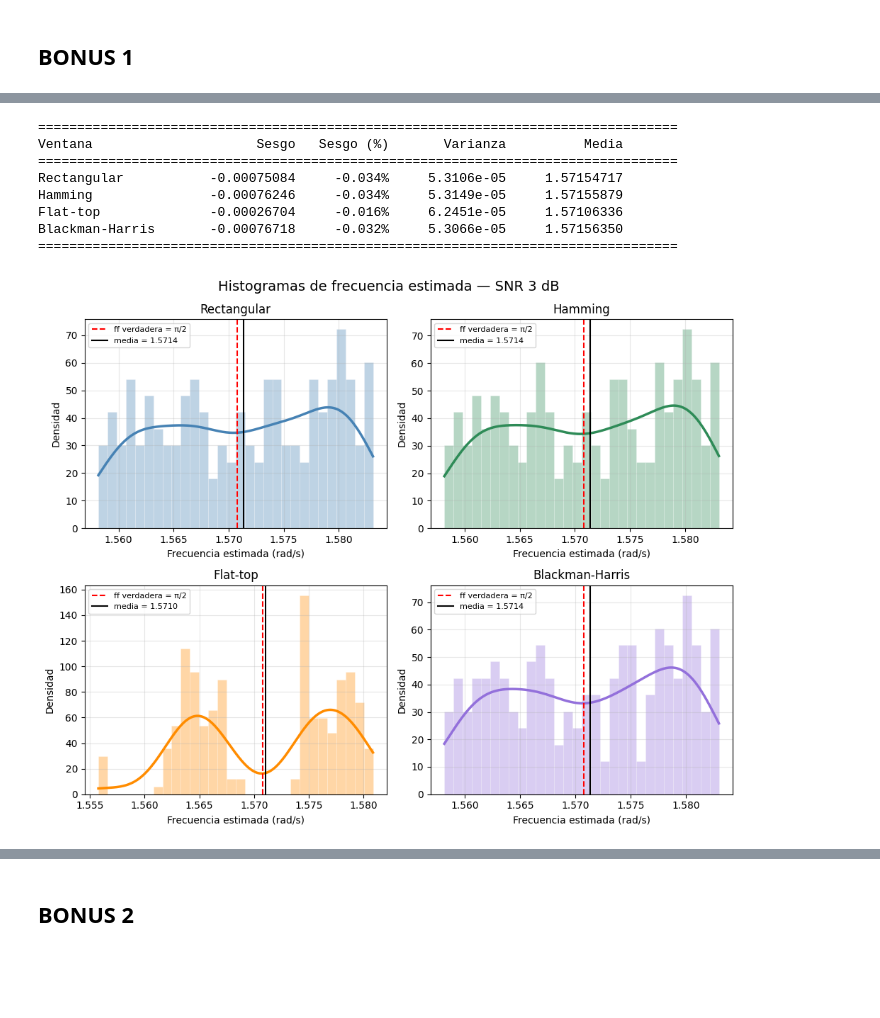
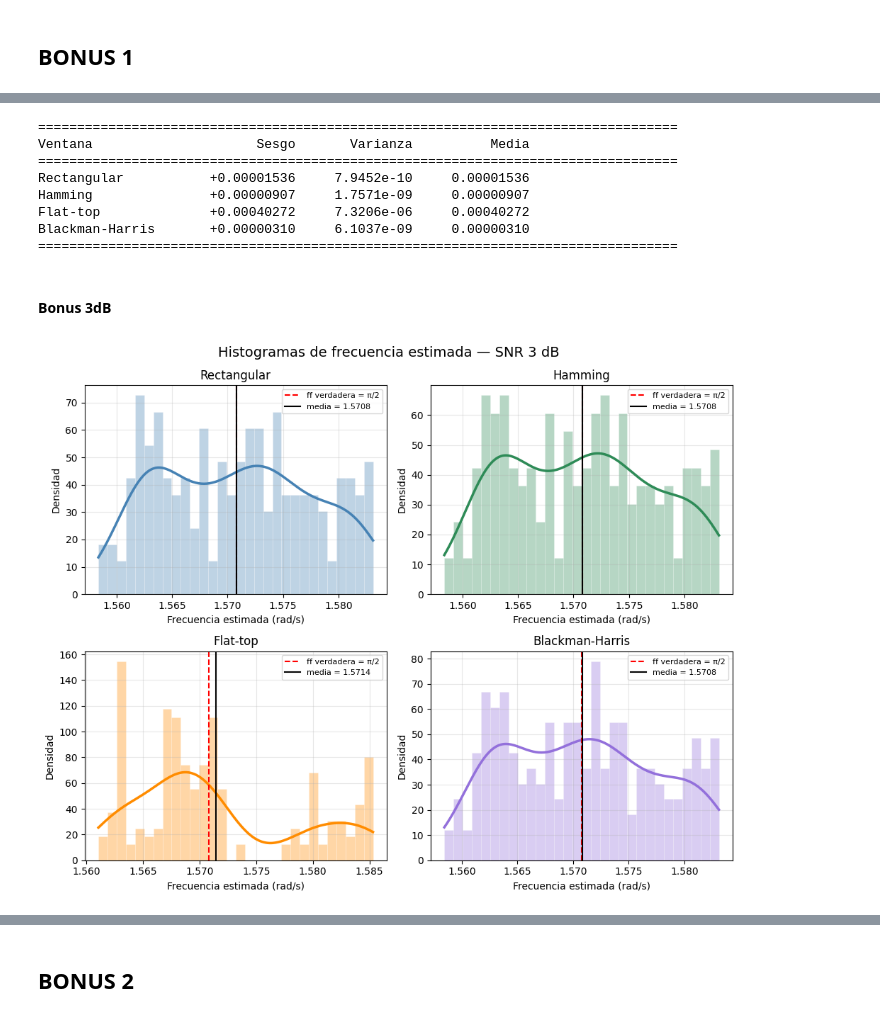
Before and after one commit to pguzmanUTN/PSD2026TESTBENCH, a Jupyter notebook: Semanal_5/Semanal.ipynb, the cells around one changed output, grey strips where cells are left out. Cells and saved outputs as stored; diff of their text form; code cells hidden in the pictures; blank space fills up the shorter version.

```diff
--- a/Semanal_5/Semanal.ipynb
+++ b/Semanal_5/Semanal.ipynb
@@ -1003,22 +1003,23 @@ plt.show()
 
 nombres       = ['Rectangular', 'Hamming', 'Flat-top', 'Blackman-Harris']
 sesgos_ff     = [sesgo_ff_rect,   sesgo_ff_hamming,   sesgo_ff_flattop,   sesgo_ff_blackman]
-sesgos_rel_ff = [sesgo_rel_rect,  sesgo_rel_hamming,  sesgo_rel_flattop,  sesgo_rel_blackman]
 varianzas_ff  = [var_ff_rect,     var_ff_hamming,     var_ff_flattop,     var_ff_blackman]
 medias_ff     = [ff_rect,         ff_hamming,         ff_flattop,         ff_blackman]
 
 print("=" * 82)
-print(f"{'Ventana':<18} {'Sesgo':>14} {'Sesgo (%)':>11} {'Varianza':>14} {'Media':>14}")
+print(f"{'Ventana':<18} {'Sesgo':>14} {'Varianza':>14} {'Media':>14}")
 print("=" * 82)
-for n, s, sr, v, m in zip(nombres, sesgos_ff, sesgos_rel_ff, varianzas_ff, medias_ff):
-    print(f"{n:<18} {s:>+14.8f} {sr:>+10.3f}% {v:>14.4e} {m:>14.8f}")
+for n, s, v, m in zip(nombres, sesgos_ff, varianzas_ff, medias_ff):
+    print(f"{n:<18} {s:>+14.8f} {v:>14.4e} {m:>14.8f}")
 print("=" * 82)
 # %% [output]
 ==================================================================================
-Ventana                     Sesgo   Sesgo (%)       Varianza          Media
+Ventana                     Sesgo       Varianza          Media
 ==================================================================================
-Rectangular           -0.00075084     -0.034%     5.3106e-05     1.57154717
-Hamming               -0.00076246     -0.034%     5.3149e-05     1.57155879
-Flat-top              -0.00026704     -0.016%     6.2451e-05     1.57106336
-Blackman-Harris       -0.00076718     -0.032%     5.3066e-05     1.57156350
+Rectangular           +0.00001536     7.9452e-10     0.00001536
+Hamming               +0.00000907     1.7571e-09     0.00000907
+Flat-top              +0.00040272     7.3206e-06     0.00040272
+Blackman-Harris       +0.00000310     6.1037e-09     0.00000310
 ==================================================================================
+# %% [markdown]
+#### Bonus 3dB
@@ -1030,56 +1034,60 @@ xdft3_blackman = np.fft.fft(x3d * win_blackman,axis=1,n=N*100)
 # %%
-index_rect     = np.argmax(np.abs(xdft3_rect[:,:(N*100)//2]), axis=1)
-index_hamming  = np.argmax(np.abs(xdft3_hamming[:,:(N*100)//2]), axis=1)
-index_flattop  = np.argmax(np.abs(xdft3_flattop[:,:(N*100)//2]), axis=1)
-index_blackman = np.argmax(np.abs(xdft3_blackman[:,:(N*100)//2]), axis=1)
+index_rect     = np.argmax(np.abs(xdft3_rect[:,:(Nzp)//2]), axis=1)
+index_hamming  = np.argmax(np.abs(xdft3_hamming[:,:(Nzp)//2]), axis=1)
+index_flattop  = np.argmax(np.abs(xdft3_flattop[:,:(Nzp)//2]), axis=1)
+index_blackman = np.argmax(np.abs(xdft3_blackman[:,:(Nzp)//2]), axis=1)
 
+ff_rect     = np.mean(index_rect*deltafzp-ff)
+ff_hamming  = np.mean(index_hamming*deltafzp-ff)
+ff_flattop  = np.mean(index_flattop*deltafzp-ff)
+ff_blackman = np.mean(index_blackman*deltafzp-ff)
 
-ff_rect     = np.mean(index_rect*deltaf)
-ff_hamming  = np.mean(index_hamming*deltaf)
-ff_flattop  = np.mean(index_flattop*deltaf)
-ff_blackman = np.mean(index_blackman*deltaf)
+var_ff_rect = np.var(index_rect*deltafzp-ff)
+var_ff_hamming = np.var(index_hamming*deltafzp-ff)
+var_ff_flattop = np.var(index_flattop*deltafzp-ff)
+var_ff_blackman = np.var(index_blackman*deltafzp-ff)
 
-var_ff_rect = np.var(index_rect*deltaf)
-var_ff_hamming = np.var(index_hamming*deltaf)
-var_ff_flattop = np.var(index_flattop*deltaf)
-var_ff_blackman = np.var(index_blackman*deltaf)
+#sesgo_ff_rect     = np.pi/2 - ff_rect
+#sesgo_ff_hamming  = np.pi/2 - ff_hamming
+#sesgo_ff_flattop  = np.pi/2 - ff_flattop
+#sesgo_ff_blackman = np.pi/2 - ff_blackman
 
-sesgo_ff_rect     = np.pi/2 - ff_rect
-sesgo_ff_hamming  = np.pi/2 - ff_hamming
-sesgo_ff_flattop  = np.pi/2 - ff_flattop
-sesgo_ff_blackman = np.pi/2 - ff_blackman
+sesgo_ff_rect     =  ff_rect
+sesgo_ff_hamming  = ff_hamming
+sesgo_ff_flattop  = ff_flattop
+sesgo_ff_blackman =  ff_blackman
 # %%
 ff_estimadas = [
-    (index_rect     * deltaf, 'Rectangular',     'steelblue'),
-    (index_hamming  * deltaf, 'Hamming',         'seagreen'),
-    (index_flattop  * deltaf, 'Flat-top',        'darkorange'),
-    (index_blackman * deltaf, 'Blackman-Harris', 'mediumpurple'),
+    (index_rect     * deltafzp, 'Rectangular',     'steelblue'),
+    (index_hamming  * deltafzp, 'Hamming',         'seagreen'),
+    (index_flattop  * deltafzp, 'Flat-top',        'darkorange'),
+    (index_blackman * deltafzp, 'Blackman-Harris', 'mediumpurple'),
 ]
 
 fig, axes = plt.subplots(2, 2, figsize=(10, 8))
 fig.suptitle("Histogramas de frecuencia estimada — SNR 3 dB", fontsize=14)
 
 for ax, (ff_est, nombre, color) in zip(axes.flat, ff_estimadas):
     ax.hist(ff_est, bins=30, color=color, alpha=0.35, edgecolor='white',
             linewidth=0.5, density=True)
 
     kde = gaussian_kde(ff_est)
     x_kde = np.linspace(ff_est.min(), ff_est.max(), 300)
     ax.plot(x_kde, kde(x_kde), color=color, linewidth=2.5)
 
     ax.axvline(np.pi/2,          color='red',   linestyle='--', linewidth=1.5, label=f'ff verdadera = π/2')
     ax.axvline(np.mean(ff_est),  color='black', linestyle='-',  linewidth=1.5, label=f'media = {np.mean(ff_est):.4f}')
 
     ax.set_title(nombre)
     ax.set_xlabel("Frecuencia estimada (rad/s)")
     ax.set_ylabel("Densidad")
     ax.legend(fontsize=8)
     ax.grid(True, alpha=0.3)
 
 plt.tight_layout()
 plt.show()
 # %% [output]
-[figure, old version]
+[figure, new version]
 # %%
 
 nombres       = ['Rectangular', 'Hamming', 'Flat-top', 'Blackman-Harris']
```
Also changed, not shown: parts of 35 cells of this notebook.
